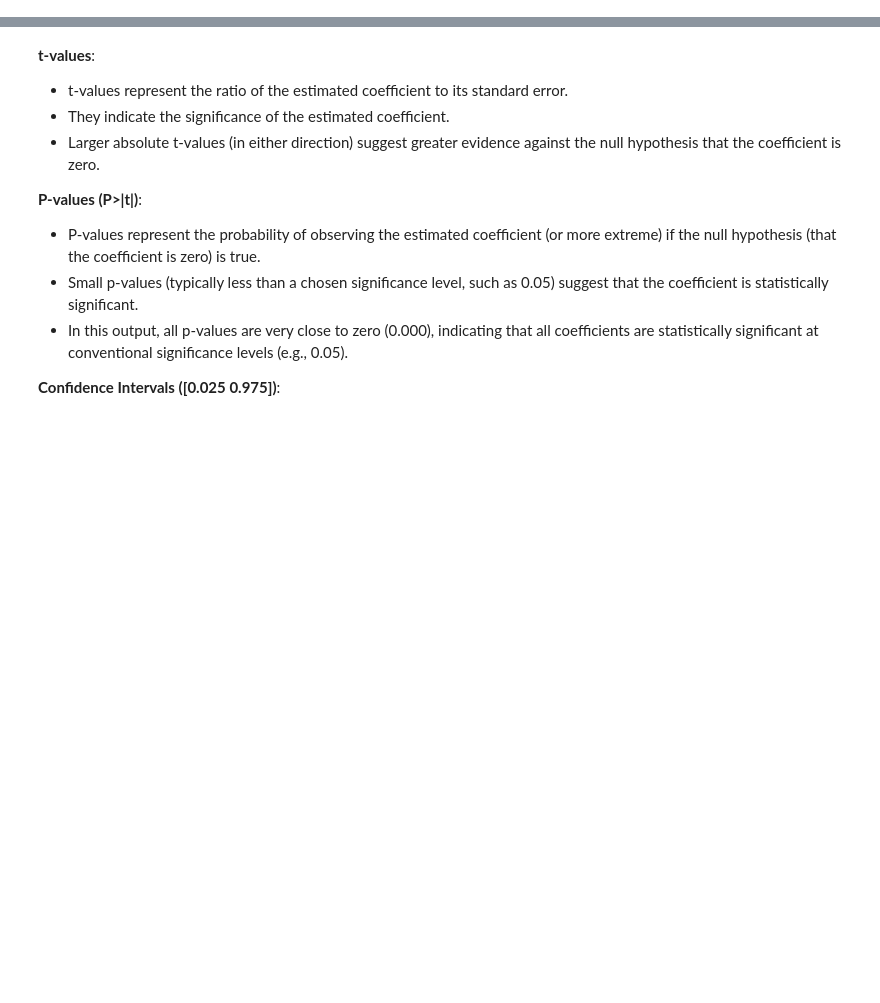
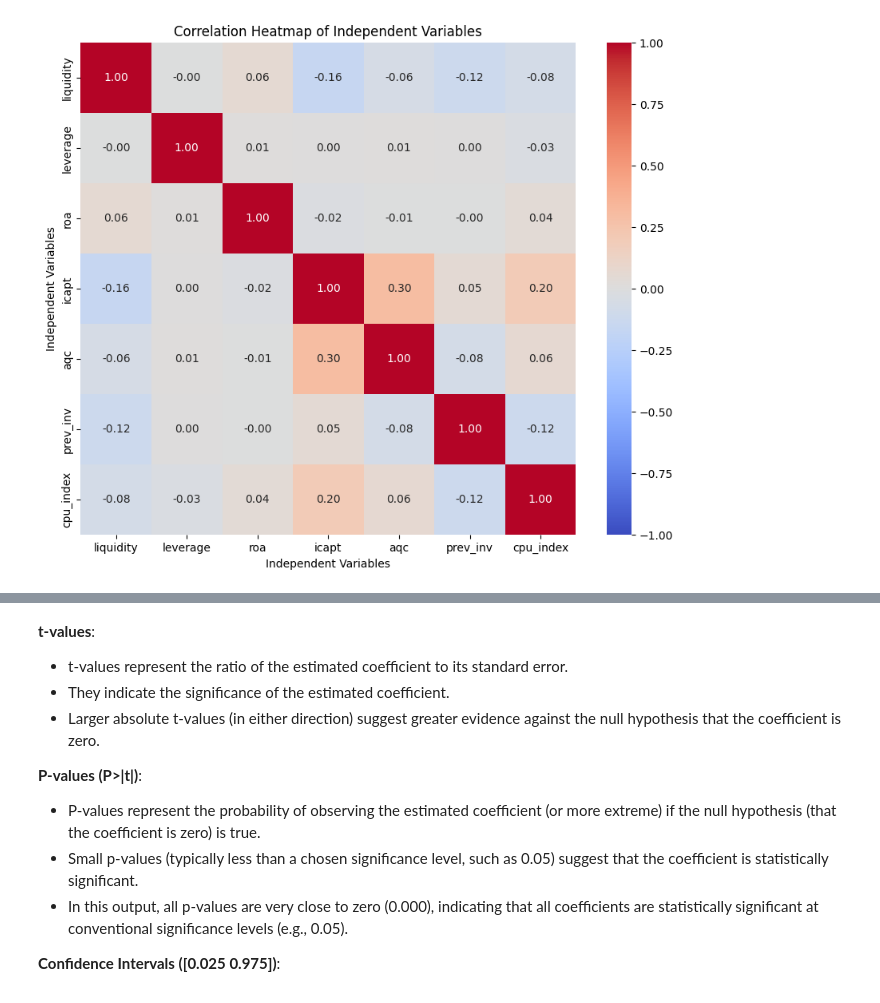
Before and after one commit to jainayushee/climate-uncertainty-corporate-investment, a Jupyter notebook: Model.ipynb, the cells around one changed output, grey strips where cells are left out. Saved outputs shown, nothing was run; the diff lists cells and outputs as text; code cells hidden in the pictures; blank space fills up the shorter version.

```diff
--- a/Model.ipynb
+++ b/Model.ipynb
@@ -4,0 +62,2 @@ df = pd.read_csv("combined_data1.csv")
+# %%
+df = df[(df['fyear'] >= 2000) & (df['fyear'] <= 2021)]
@@ -4,0 +68,18 @@ df = pd.read_csv("combined_data1.csv")
+# %%
+# adding cpu
+# Assuming df_cpu1 is your DataFrame containing the dataset
+df_cpu1 = pd.read_csv('CPU index.csv')
+# Convert 'date' column to datetime format with custom date parser
+df_cpu1['date'] = pd.to_datetime(df_cpu1['date'], format='%b-%y')
+
+# Extract year from 'date' column
+df_cpu1['year'] = df_cpu1['date'].dt.year
+
+# Drop the 'old_cpu_index' column
+df_cpu1.drop(columns='old_cpu_index', inplace=True)
+
+# Group by year and compute average cpu_index
+average_cpu_index = df_cpu1.groupby('year')['cpu_index'].mean().reset_index()
+
+# Verify the result
+print(average_cpu_index)
@@ -4,0 +104,2 @@ df = pd.read_csv("combined_data1.csv")
+# %%
+combined_data = pd.merge(df, average_cpu_index, left_on='fyear', right_on='year', how='inner')
@@ -4,0 +126,19 @@ df = pd.read_csv("combined_data1.csv")
+# %%
+X = combined_data[['liquidity', 'leverage', 'roa', 'icapt', 'aqc', 'prev_inv', 'cpu_index']]
+y = combined_data['y']
+# %%
+import seaborn as sns
+import matplotlib.pyplot as plt
+
+# Compute the correlation matrix
+correlation_matrix = X.corr()
+
+# Create a heatmap
+plt.figure(figsize=(10, 8))
+sns.heatmap(correlation_matrix, annot=True, cmap='coolwarm', fmt=".2f", vmin=-1, vmax=1)
+plt.title('Correlation Heatmap of Independent Variables')
+plt.xlabel('Independent Variables')
+plt.ylabel('Independent Variables')
+plt.show()
+# %% [output]
+[figure, added]
```
Also changed, not shown: parts of 17 cells of this notebook, 6 other files.
